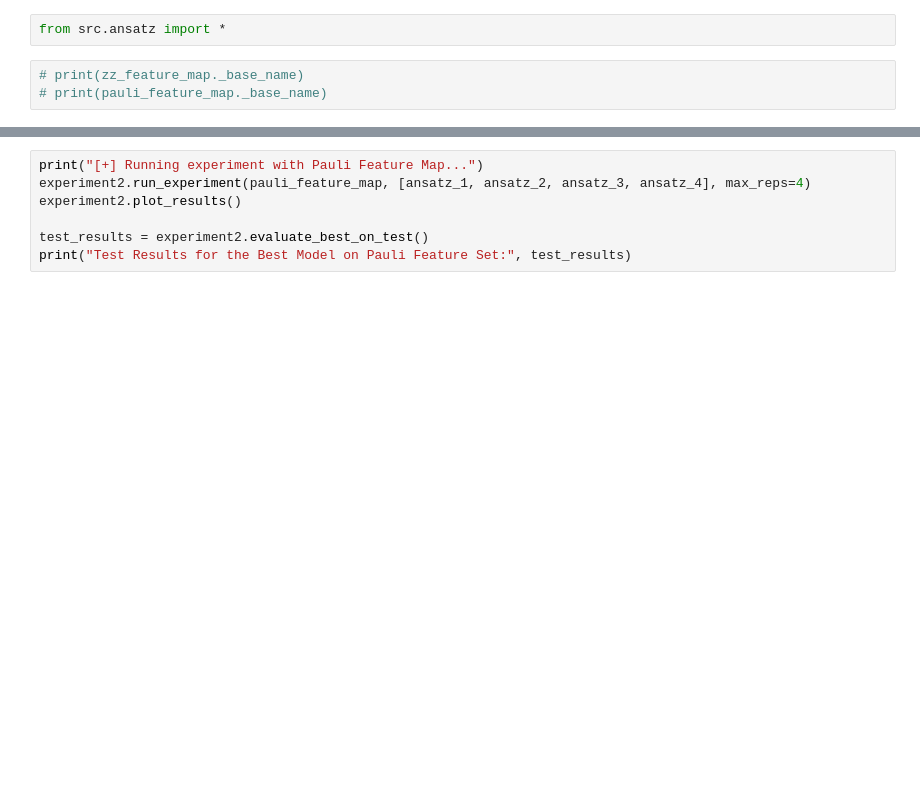
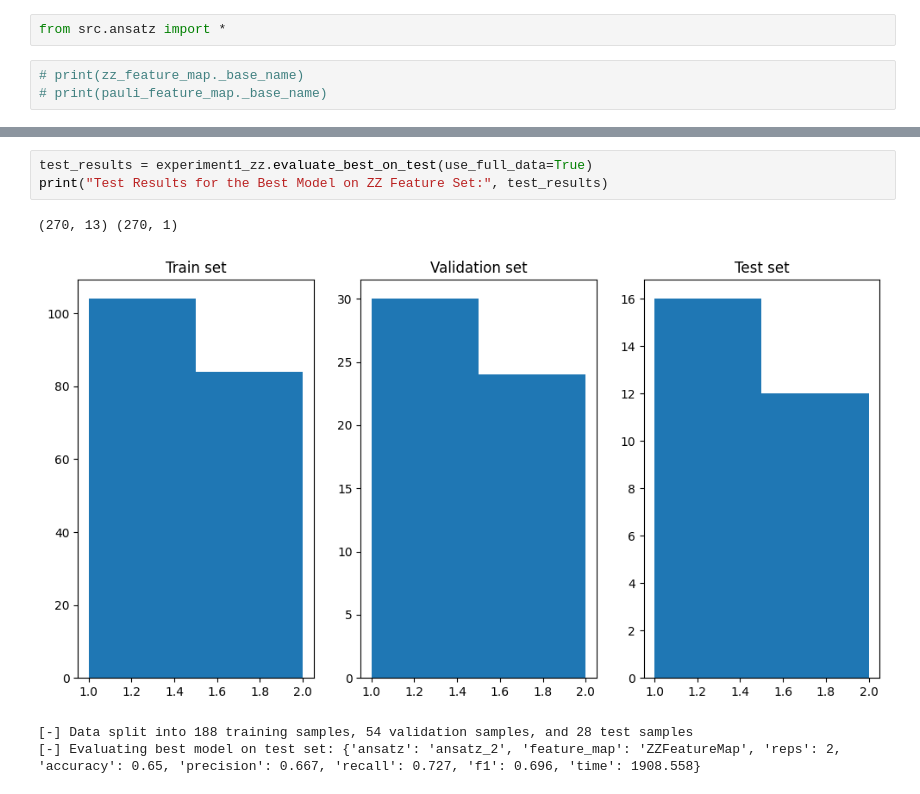
Before and after one commit to Ashad001/Qlassify, a Jupyter notebook: task01.ipynb, the cells around one changed output, grey strips where cells are left out. Cells and saved outputs as stored; diff of their text form; blank space fills up the shorter version.

```diff
--- a/task01.ipynb
+++ b/task01.ipynb
@@ -105,7 +72,8 @@ print("Test Results for the Best Model on ZZ Feature Set:", test_results)
 # %%
-print("[+] Running experiment with Pauli Feature Map...")
-experiment2.run_experiment(pauli_feature_map, [ansatz_1, ansatz_2, ansatz_3, ansatz_4], max_reps=4)
-experiment2.plot_results()
-
-test_results = experiment2.evaluate_best_on_test()
-print("Test Results for the Best Model on Pauli Feature Set:", test_results)
+test_results = experiment1_zz.evaluate_best_on_test(use_full_data=True)
+print("Test Results for the Best Model on ZZ Feature Set:", test_results)
+# %% [output]
+(270, 13) (270, 1)
+[figure, added]
+[-] Data split into 188 training samples, 54 validation samples, and 28 test samples
+[-] Evaluating best model on test set: {'ansatz': 'ansatz_2', 'feature_map': 'ZZFeatureMap', 'reps': 2, 'accuracy': 0.65, 'precision': 0.667, 'recall': 0.727, 'f1': 0.696, 'time': 1908.558}
```
Also changed, not shown: parts of 8 cells of this notebook, 5 other files.
